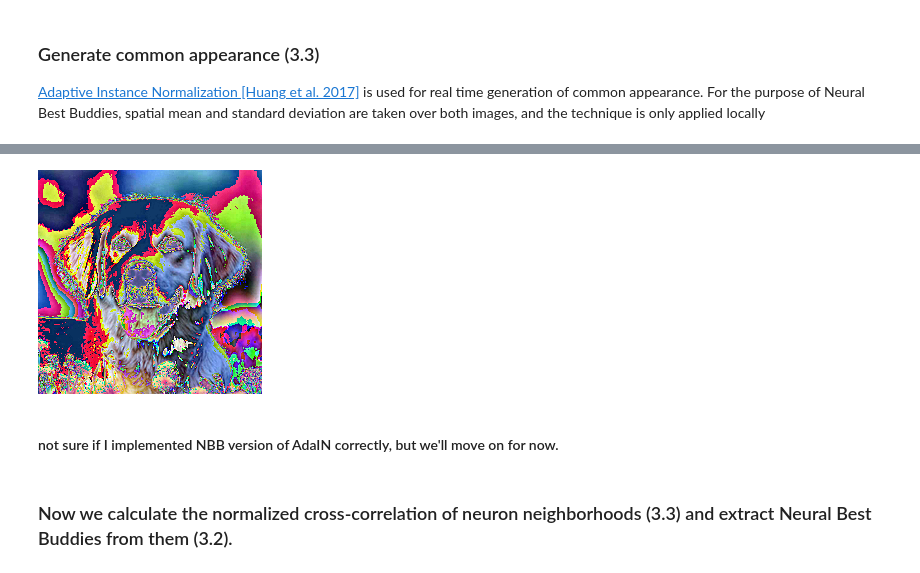
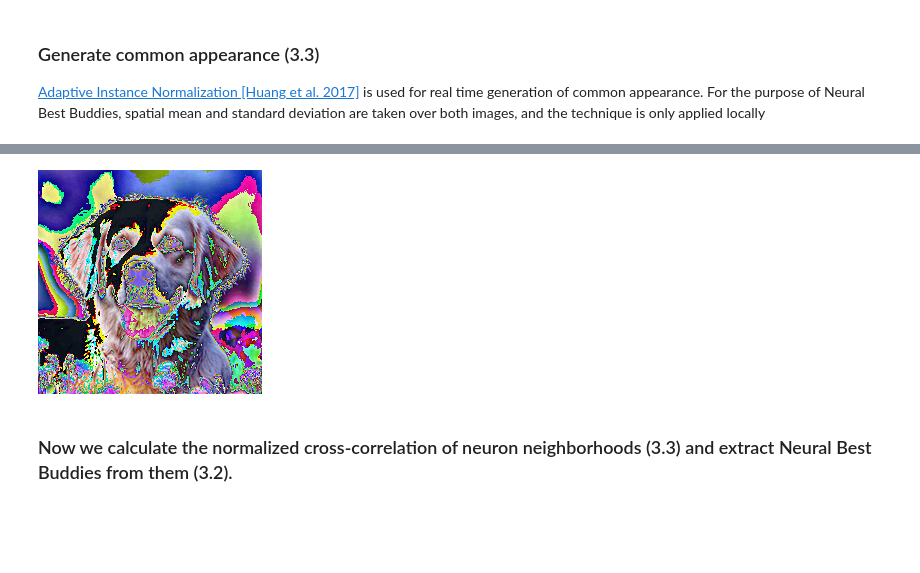
Before and after one commit to jackiexubm/NBB-Pytorch, a Jupyter notebook: neural_best_buddies.ipynb, the cells around one changed output, grey strips where cells are left out. Cells and saved outputs as stored; diff of their text form; code cells hidden in the pictures; blank space fills up the shorter version.

Commit message:
Fix common appearance function to compute with mean and std across each channel

```diff
--- a/neural_best_buddies.ipynb
+++ b/neural_best_buddies.ipynb
@@ -85,20 +85,22 @@ and those are the relu1_1 ~ relu5_1 outputs of image A and B
 # %%
 # TODO: need mean and standard deviations across each channel instead of everything
 
-class AdaIN(torch.nn.Module):
+class CommonAppearance(torch.nn.Module):
     def __init__(self):
         super(AdaIN, self).__init__()
         self.train(False)
 
     def forward(self, P, Q):
-        assert (P.size() == Q.size())
-        mu_a = torch.mean(P)
-        mu_b = torch.mean(Q)
+        P = P.squeeze()
+        Q = Q.squeeze()
+        mu_a = P.mean(2).mean(1)
+        mu_b = Q.mean(2).mean(1)
         mu_m = (mu_a + mu_b) / 2
-        sig_a = torch.std(P)
-        sig_b = torch.std(Q)
+        sig_a = P.std(2).std(1)
+        sig_b = Q.std(2).std(1)
         sig_m = (sig_a + sig_b) / 2
-        res = (P - mu_a) / sig_a * sig_m + mu_m
-        return res
+        P_common = ((P.permute(1,2,0) - mu_a) / sig_a * sig_m + mu_m).permute(2,0,1)
+        Q_common = ((Q.permute(1,2,0) - mu_b) / sig_b * sig_m + mu_m).permute(2,0,1)
+        return P_common, Q_common
 
-adain = AdaIN()
+commonAppearance = CommonAppearance()
@@ -105,6 +109,5 @@ adain = AdaIN()
 # %%
-im_a_common = adain(im_a_tens, im_b_tens)
-im_b_common = adain(im_b_tens, im_a_tens)
+im_a_common, im_b_common = commonAppearance(im_a_tens, im_b_tens)
 
-F.to_pil_image(im_a_common[0].cpu())
+F.to_pil_image(im_a_common.cpu())
 # %% [output]
@@ -112,9 +115,7 @@ F.to_pil_image(im_a_common[0].cpu())
 # %%
-F.to_pil_image(im_b_common[0].cpu())
+F.to_pil_image(im_b_common.cpu())
 # %% [output]
-[figure, old version]
+[figure, new version]
-# %% [markdown]
-#### not sure if I implemented NBB version of AdaIN correctly, but we'll move on for now.
 # %% [markdown]
 ### Now we calculate the normalized cross-correlation of neuron neighborhoods (3.3) and extract Neural Best Buddies from them (3.2).
 # %%
```
Also changed, not shown: parts of 5 cells of this notebook.
